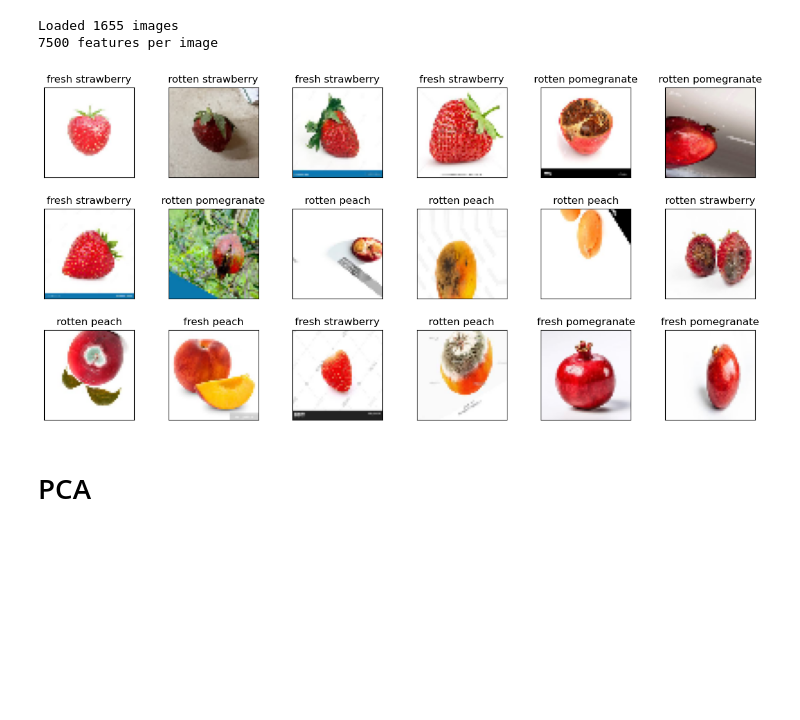
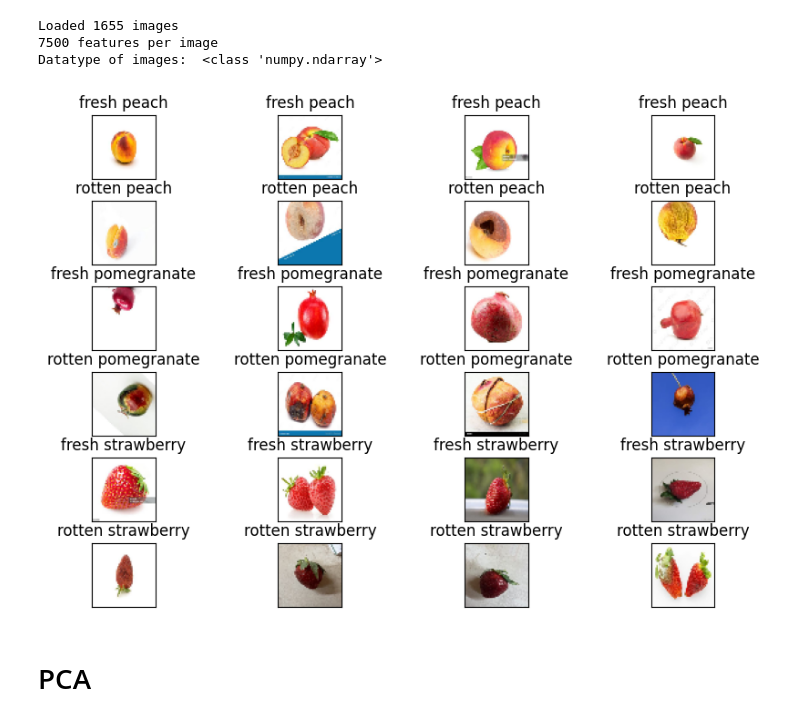
Before and after one commit to QuinnMatthews/MLinPyNotebooks, a Jupyter notebook: Lab Two/LabTwo.ipynb, the cells around one changed output. Saved outputs shown, nothing was run; the diff lists cells and outputs as text; code cells hidden in the pictures; blank space fills up the shorter version.

```diff
--- a/Lab Two/LabTwo.ipynb
+++ b/Lab Two/LabTwo.ipynb
@@ -28,6 +28,7 @@ for fruit in fruits:
         path = f'./data/{ft}/{fruit}'
 
         # Load the image data
+        # Reading the images in as numpy arrays in a list
         for img in os.listdir(path):
             img_array = cv2.imread(os.path.join(path, img))
 
@@ -47,27 +48,42 @@ for fruit in fruits:
 
 print(f'Loaded {len(data_set)} images')
 print(f'{data_set[0].shape[0]} features per image')
+print("Datatype of images: ", type(data_set[0]))
 # %% [output]
 Loaded 1655 images
 7500 features per image
+Datatype of images:  <class 'numpy.ndarray'>
 # %%
 import random
 
-def plot_rand_gallery(images, titles, h, w, n_row=3, n_col=6):
+# Plotting each row with a different fruit, including fresh and rotten rows
+def plot_per_row_with_condition(images, titles, h, w, n_row=3, n_col=4):
     plt.figure(figsize=(2 * n_col, 2 * n_row))
     plt.subplots_adjust(bottom=0, left=.01, right=.99, top=.90, hspace=.35)
-    plot_index=random.sample(range(0,len(data_set)),n_row * n_col)
-    for i in range(n_row * n_col):
-        plt.subplot(n_row, n_col, i + 1)
-        plt.imshow(images[plot_index[i]].reshape((h, w, 3)))
-        title = titles[plot_index[i]][0] + " " + titles[plot_index[i]][1]
-        plt.title(title, size=12)
-        plt.xticks(())
-        plt.yticks(())
 
-plot_rand_gallery(data_set, dataset_target, h, w)
+    unique_fruits = sorted(set(title[1] for title in titles))
+    unique_conditions = ['fresh', 'rotten']
+    num_fruits = len(unique_fruits)
+    num_conditions = len(unique_conditions)
+
+    for i, fruit in enumerate(unique_fruits):
+        for j, condition in enumerate(unique_conditions):
+            fruit_condition_indices = [k for k, title in enumerate(titles) if title[1] == fruit and title[0] == condition]
+            plot_indices = random.sample(fruit_condition_indices, min(n_col, len(fruit_condition_indices)))
+
+            for k, index in enumerate(plot_indices):
+                plt.subplot(num_fruits * num_conditions, n_col, (i * num_conditions + j) * n_col + k + 1)
+                plt.imshow(images[index].reshape((h, w, 3)))
+                title = titles[index][0] + " " + titles[index][1]
+                plt.title(title, size=12)
+                plt.xticks(())
+                plt.yticks(())
+
+# Use the updated function to plot images with each row representing a different fruit, both fresh and rotten
+plot_per_row_with_condition(data_set, dataset_target, h, w)
+plt.show()
 # %% [output]
-[figure, old version]
+[figure, new version]
 # %% [markdown]
 # PCA
 # %%
```
Also changed, not shown: parts of 39 cells of this notebook, 4 other files.
